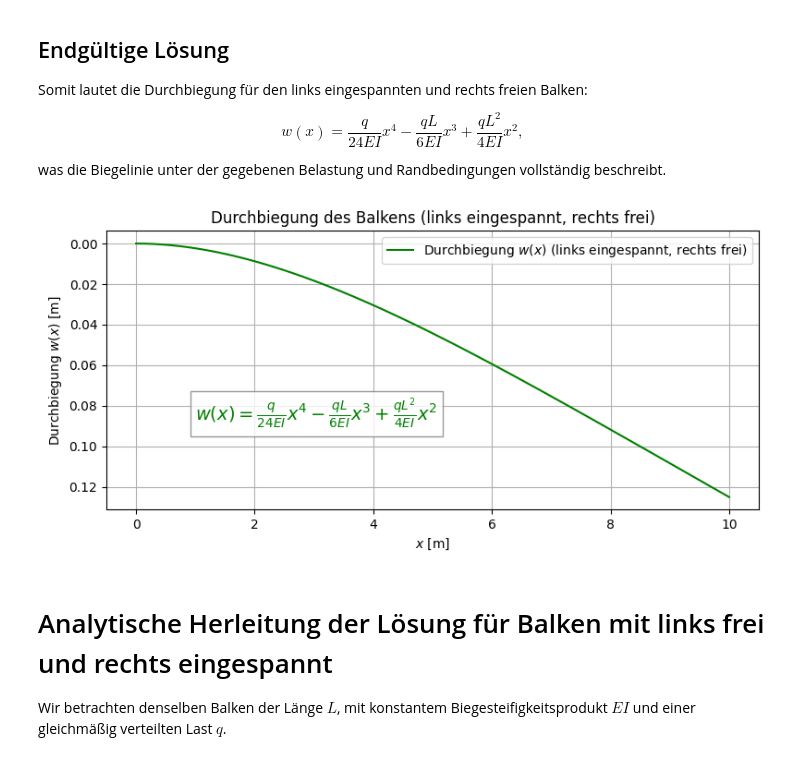
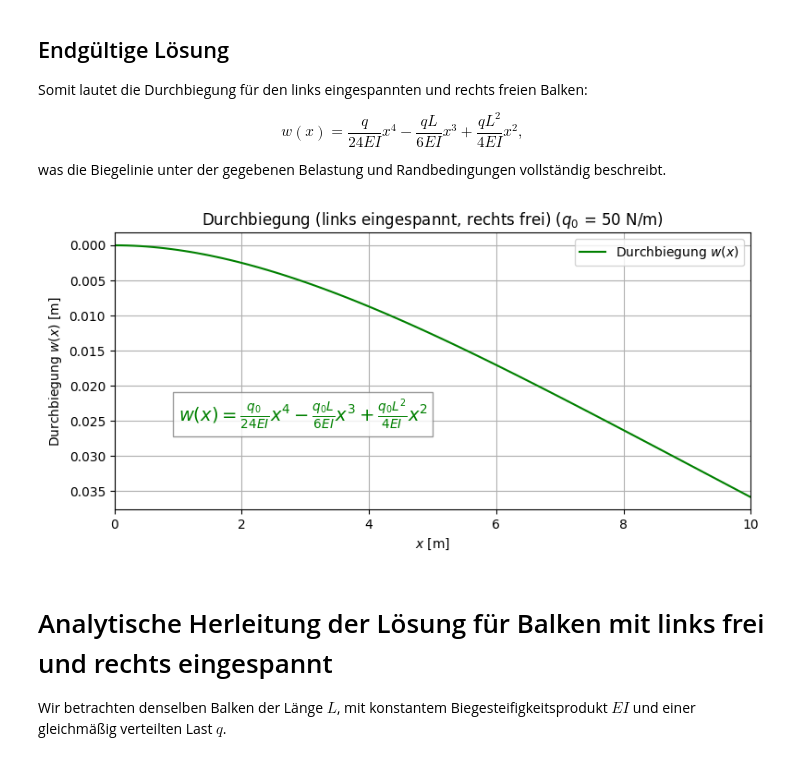
Before and after one commit to AhmedHossamMido/projektarbeit, a Jupyter notebook: projektdatei.ipynb, the cells around one changed output. Saved outputs shown, nothing was run; the diff lists cells and outputs as text; code cells hidden in the pictures.

```diff
--- a/projektdatei.ipynb
+++ b/projektdatei.ipynb
@@ -390,6 +390,15 @@ Diese Fälle bilden typische Randbedingungen ab, die für das Verständnis der B
 Zur Veranschaulichung der mechanischen Lagerungszustände werden die drei oben genannten Randbedingungen grafisch dargestellt. Die Balken werden als dicke Linien visualisiert, Lagerstellen durch farblich hervorgehobene Rechtecke symbolisiert, und die verteilte Last durch Pfeile entlang des Balkens angezeigt.
 
 Die graphische Darstellung dient der intuitiven Verständnishilfe und stellt die Grundlage für die spätere numerische Analyse der Biegelinien-Differentialgleichung dar. Die verwendeten Parameter für Abmessungen, Farben und Symbole sind flexibel konfigurierbar, um eine klare und anschauliche Präsentation zu gewährleisten.
+# %%
+# --- Physikalische Parameter ---
+L = 10      # Länge des Balkens in Metern [m]
+E = 2.1e11     # Elastizitätsmodul [Pa]
+I = 8.3e-6     # Flächenträgheitsmoment [m^4]
+EI = E * I     # Biegesteifigkeit: Produkt aus Elastizitätsmodul E und Flächenträgheitsmoment I [N m^2]
+
+# --- Lastverteilung ---
+q0 = 50     # Konstante Streckenlast mit q(x) = q = q0 = 50 [N/m]
 # %%
 #==================#
 # --- Parameter ---#
@@ -855,44 +875,18 @@ $$
 
 was die Biegelinie unter der gegebenen Belastung und Randbedingungen vollständig beschreibt.
 # %%
-# Parameter
-L = 10.0       # Länge des Balkens
-EI = 1e7       # Biegesteifigkeit
-q = 1000.0     # Gleichmäßig verteilte Last
-
-# Diskrete x-Werte entlang des Balkens
-x = np.linspace(0, L, 500)
-
-# Analytische Lösung für links eingespannt, rechts frei (hergeleitet)
-w = (q / (24 * EI)) * x**4 - (q * L / (6 * EI)) * x**3 + (q * L**2 / (4 * EI)) * x**2
-
-# Plot der Durchbiegung (w-Achse nach unten wachsend)
-plt.figure(figsize=(8, 4))
-plt.plot(x, w, label='Durchbiegung $w(x)$ (links eingespannt, rechts frei)', color=beam_colors[1])
-plt.xlabel('$x$ [m]')
-plt.ylabel('Durchbiegung $w(x)$ [m]')
-plt.title('Durchbiegung des Balkens (links eingespannt, rechts frei)')
-plt.grid(True)
-plt.legend()
-
-# Analytische Lösung als Text im Diagramm (LaTeX-Syntax)
-formula_text = (
-    r'$w(x) = \frac{q}{24EI} x^{4} - \frac{qL}{6EI} x^{3} + \frac{qL^{2}}{4EI} x^{2}$'
+# --- Links eingespannt, rechts frei ---
+plot_durchbiegung(
+    x=x,
+    w_expr=lambda x: (q0 / (24 * EI)) * x**4 - (q0 * L / (6 * EI)) * x**3 + (q0 * L**2 / (4 * EI)) * x**2,
+    beam_color=beam_colors[1],
+    title=f'Durchbiegung (links eingespannt, rechts frei) ($q_0$ = {q0} N/m)',
+    formula_text=r'$w(x) = \frac{q_0}{24EI} x^{4} - \frac{q_0L}{6EI} x^{3} + \frac{q_0L^{2}}{4EI} x^{2}$',
+    text_pos=(0.1 * L, 0.7),
+    text_color='green'
 )
-
-# Text hinzufügen (Position: x=0.4*L, y=0.25*max(w))
-x_formula_text = 0.1 * L
-y_formula_text = 0.7 * max(w)
-plt.text(x_formula_text, y_formula_text, formula_text, fontsize=14, color='green',
-         bbox=dict(facecolor='white', alpha=0.8, edgecolor='gray'))
-
-# y-Achse invertieren, sodass sie von oben nach unten wächst
-plt.gca().invert_yaxis()
-
-plt.tight_layout()
-plt.show()
 # %% [output]
-[figure, old version]
+[figure, new version]
 # %% [markdown]
 # Analytische Herleitung der Lösung für Balken mit links frei und rechts eingespannt
 
```
Also changed, not shown: parts of 7 cells of this notebook.
